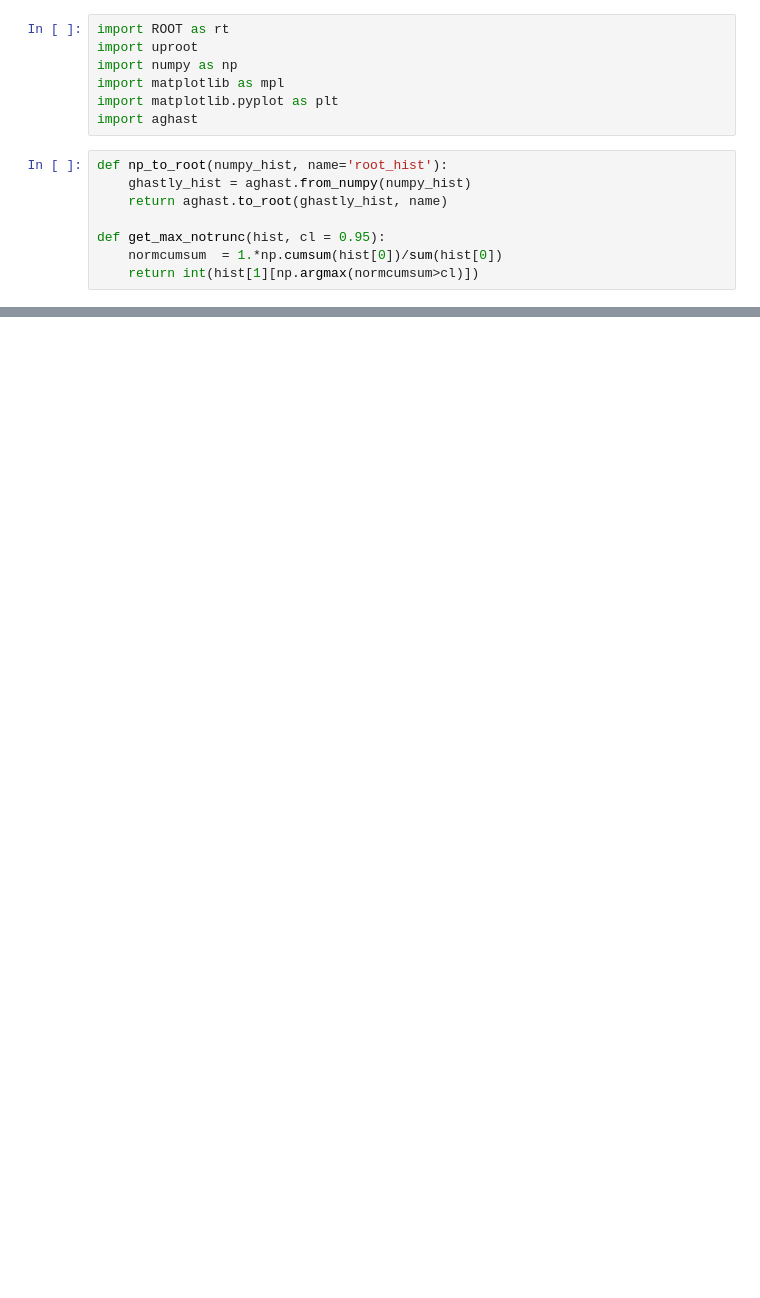
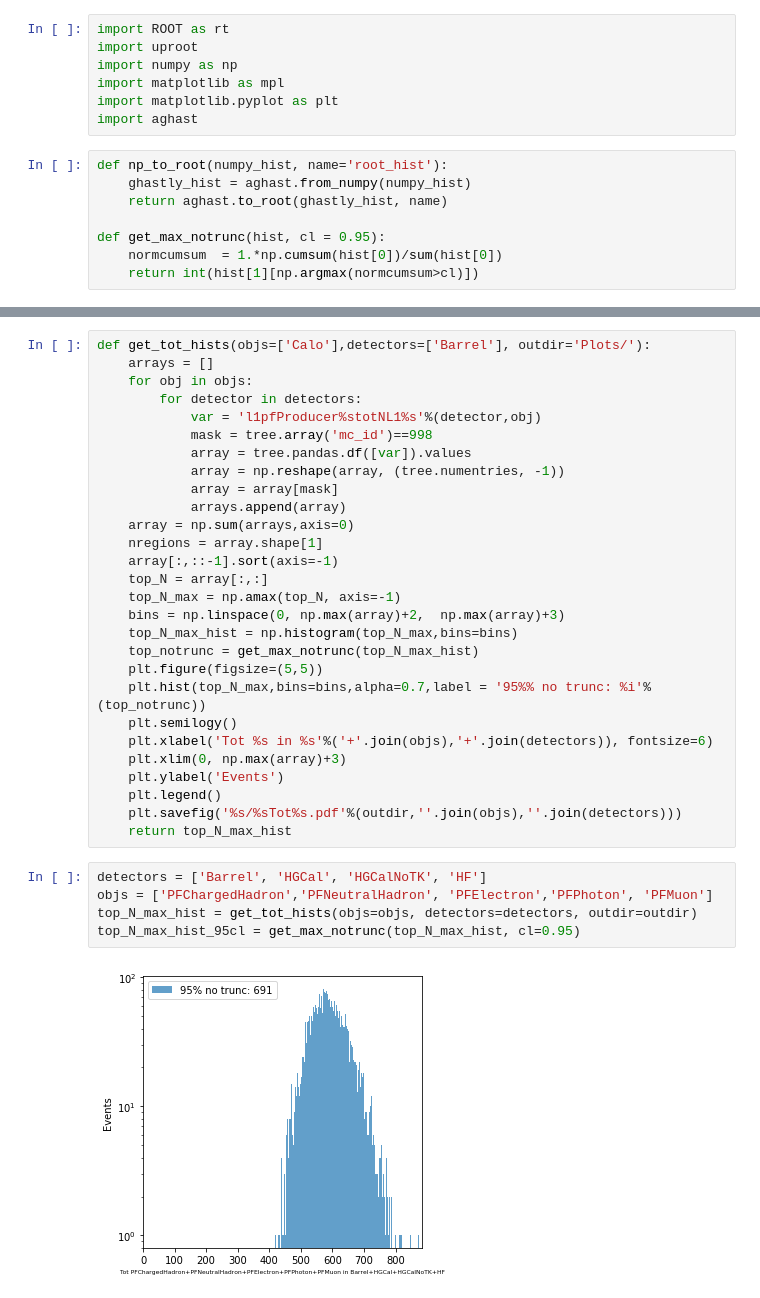
Before and after one commit to Infinity-Edge/P2L1TPFPLoadBalancing, a Jupyter notebook: P2L1PFPLoadBalancing.ipynb, the cells around one changed output, grey strips where cells are left out. Saved outputs shown, nothing was run; the diff lists cells and outputs as text; blank space fills up the shorter version.

```diff
--- a/P2L1PFPLoadBalancing.ipynb
+++ b/P2L1PFPLoadBalancing.ipynb
@@ -214 +215,36 @@ for detector in ['Barrel', 'HGCal', 'HGCalNoTK', 'HF']:
 [figure]
+# %%
+def get_tot_hists(objs=['Calo'],detectors=['Barrel'], outdir='Plots/'):
+    arrays = []
+    for obj in objs:
+        for detector in detectors:
+            var = 'l1pfProducer%stotNL1%s'%(detector,obj)
+            mask = tree.array('mc_id')==998
+            array = tree.pandas.df([var]).values
+            array = np.reshape(array, (tree.numentries, -1))
+            array = array[mask]
+            arrays.append(array)
+    array = np.sum(arrays,axis=0)
+    nregions = array.shape[1]
+    array[:,::-1].sort(axis=-1)
+    top_N = array[:,:]
+    top_N_max = np.amax(top_N, axis=-1)
+    bins = np.linspace(0, np.max(array)+2,  np.max(array)+3)
+    top_N_max_hist = np.histogram(top_N_max,bins=bins)
+    top_notrunc = get_max_notrunc(top_N_max_hist)
+    plt.figure(figsize=(5,5))
+    plt.hist(top_N_max,bins=bins,alpha=0.7,label = '95%% no trunc: %i'%(top_notrunc))
+    plt.semilogy()
+    plt.xlabel('Tot %s in %s'%('+'.join(objs),'+'.join(detectors)), fontsize=6)
+    plt.xlim(0, np.max(array)+3)
+    plt.ylabel('Events')
+    plt.legend()
+    plt.savefig('%s/%sTot%s.pdf'%(outdir,''.join(objs),''.join(detectors)))
+    return top_N_max_hist
+# %%
+detectors = ['Barrel', 'HGCal', 'HGCalNoTK', 'HF']
+objs = ['PFChargedHadron','PFNeutralHadron', 'PFElectron','PFPhoton', 'PFMuon']
+top_N_max_hist = get_tot_hists(objs=objs, detectors=detectors, outdir=outdir)
+top_N_max_hist_95cl = get_max_notrunc(top_N_max_hist, cl=0.95)
+# %% [output]
+[figure, added]
```
Also changed, not shown: parts of 10 cells of this notebook.
